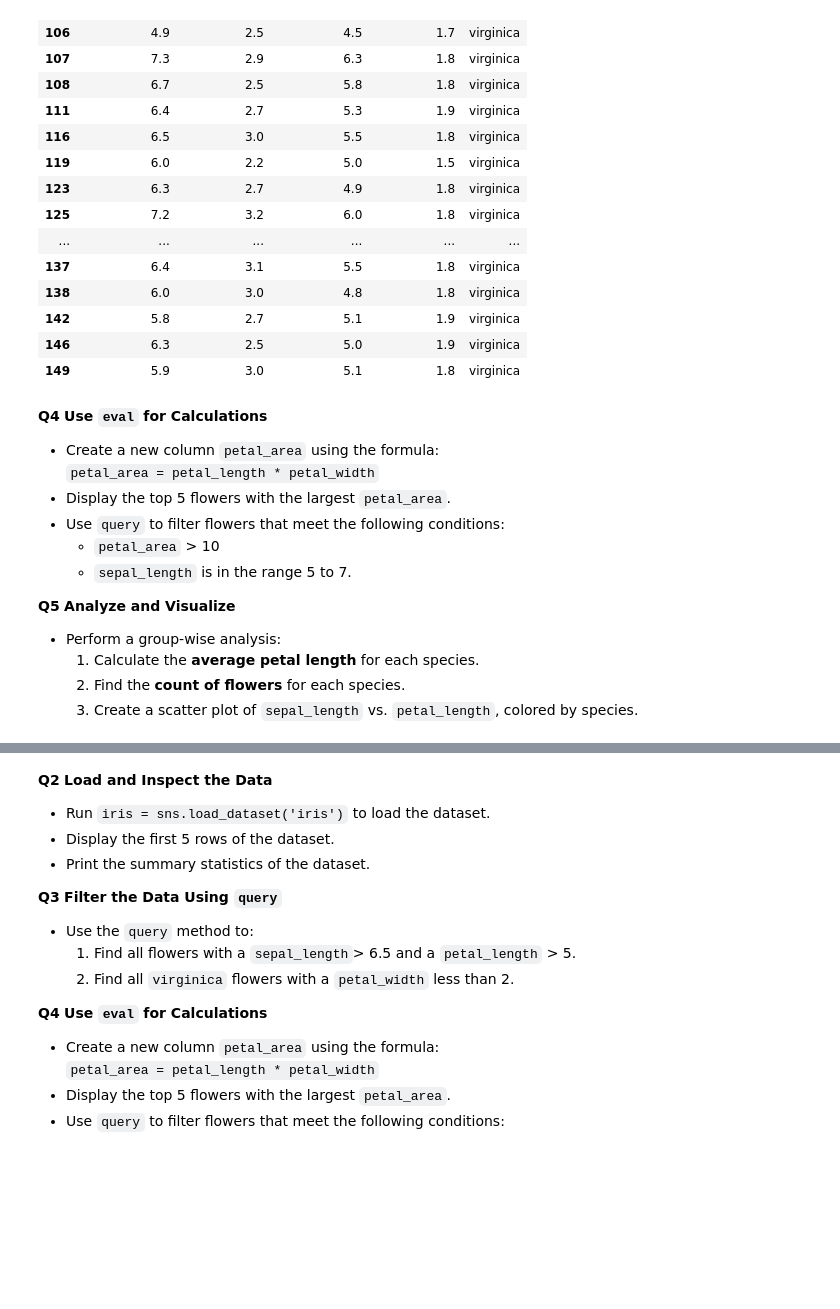
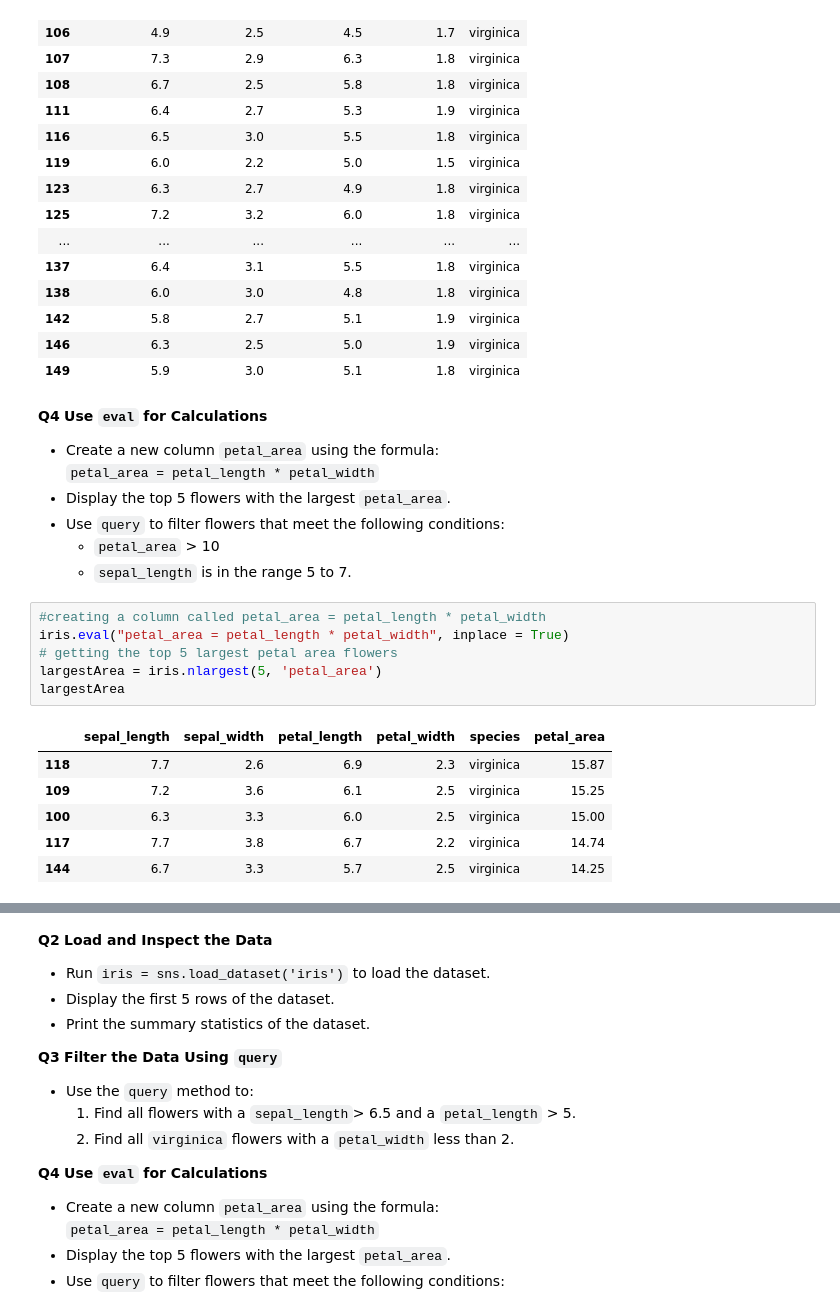
Before and after one commit to Diver202/PSDV, a Jupyter notebook: Lab2/Lab2_Pandas_Matplotlib.ipynb, the cells around one changed output, grey strips where cells are left out. Drawn from its saved outputs; the diff is of its cells as text; blank space fills up the shorter version.

```diff
--- a/Lab2/Lab2_Pandas_Matplotlib.ipynb
+++ b/Lab2/Lab2_Pandas_Matplotlib.ipynb
@@ -671,11 +671,16 @@ iris.query('species == "virginica" and petal_width<2')
 - Use `query` to filter flowers that meet the following conditions:
   - `petal_area` > 10
   - `sepal_length` is in the range 5 to 7.
-
-
-
-**Q5** **Analyze and Visualize**
-- Perform a group-wise analysis:
-  1. Calculate the **average petal length** for each species.
-  2. Find the **count of flowers** for each species.
-  3. Create a scatter plot of `sepal_length` vs. `petal_length`, colored by species.
+# %%
+#creating a column called petal_area = petal_length * petal_width
+iris.eval("petal_area = petal_length * petal_width", inplace = True)
+# getting the top 5 largest petal area flowers
+largestArea = iris.nlargest(5, 'petal_area')
+largestArea
+# %% [output]
+|  | sepal_length | sepal_width | petal_length | petal_width | species | petal_area |
+| 118 | 7.7 | 2.6 | 6.9 | 2.3 | virginica | 15.87 |
+| 109 | 7.2 | 3.6 | 6.1 | 2.5 | virginica | 15.25 |
+| 100 | 6.3 | 3.3 | 6.0 | 2.5 | virginica | 15.00 |
+| 117 | 7.7 | 3.8 | 6.7 | 2.2 | virginica | 14.74 |
+| 144 | 6.7 | 3.3 | 5.7 | 2.5 | virginica | 14.25 |
```
Also changed, not shown: parts of 4 cells of this notebook, 1 other file.
